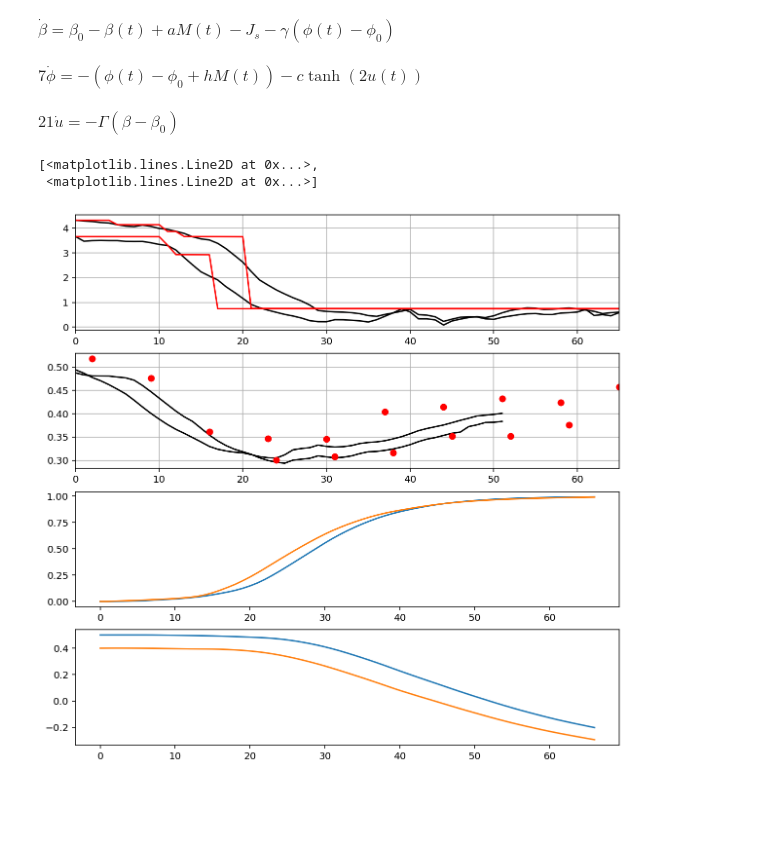
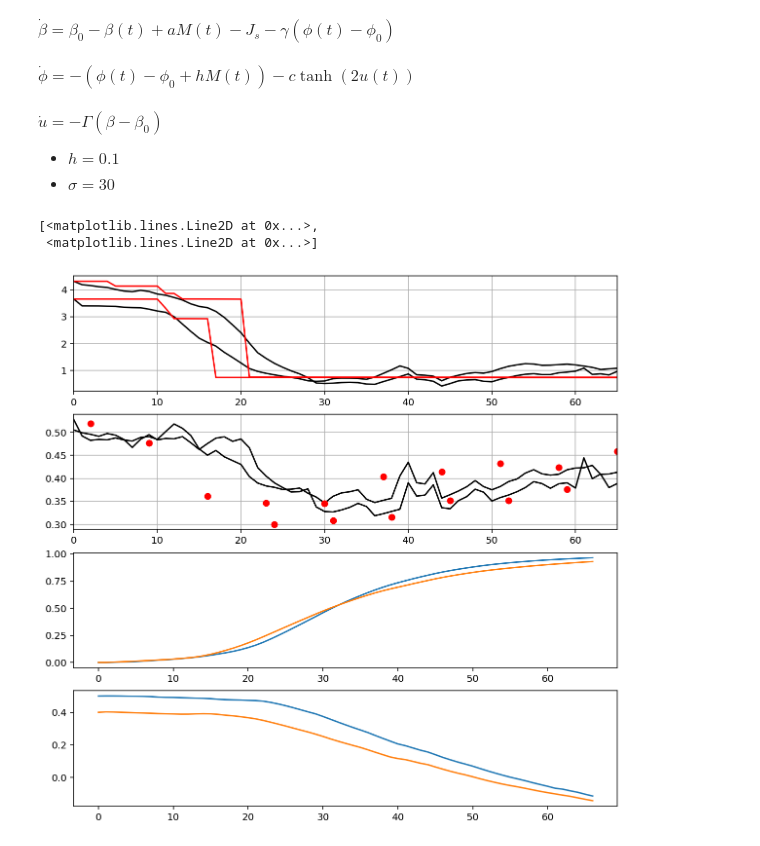
Before and after one commit to HuifangWang/CovidH_TNG, a Jupyter notebook: notebooks/2020-07-06-prep-sde-data.ipynb, the cells around one changed output. Cells and saved outputs as stored; diff of their text form; code cells hidden in the pictures; blank space fills up the shorter version.

```diff
--- a/notebooks/2020-07-06-prep-sde-data.ipynb
+++ b/notebooks/2020-07-06-prep-sde-data.ipynb
@@ -55,36 +55,40 @@ M -= M.max(axis=0)
 # %% [markdown]
 $ \dot{\beta} = \beta_0 - \beta(t) + a M(t) - J_s - \gamma (\phi(t) - \phi_0) $
 # %% [markdown]
-$ 7 \dot{\phi} = -(\phi(t) - \phi_0 + h M(t)) - c \tanh(2 u(t)) $
+$ \dot{\phi} = -(\phi(t) - \phi_0 + h M(t)) - c \tanh(2 u(t)) $
 # %% [markdown]
-$ 21 \dot{u} = -\Gamma (\beta - \beta_0) $
+$  \dot{u} = -\Gamma (\beta - \beta_0) $
+
+- $h=0.1$
+- $\sigma=30$
 # %%
 alpha = 1.0 / 14.0
 b = [R[0] * alpha]
 p = [np.r_[0.5, 0.4]]
 u = [np.r_[0.0, 0.0]]
 for t, M_t in enumerate(M):
     Js = t*0.13/65 #
+    Js = .4/2*(1-cos((2*pi*(t - 15 + 29 + 31))/365))
     #db = (b[0] + np.r_[0.5,0.6]*M_t*0.8 - Js + np.r_[0.15,0.05]*(p[-1]-p[0])) - b[-1]
-    db = (b[0] + np.r_[0.5,0.6]*M_t*0.8 - Js - 0.1*(p[-1] - p[0])) - b[-1]
+    db = (b[0] + (0.4*M_t+0.05) - Js - 0.3*(p[-1] - p[0])) - b[-1]
     dp = -(p[-1] - p[0] + 0.1*M[min(t,65)]) - tanh(2*u[-1])
     du = (b[0] - b[-1])
     b1 = b[-1] + db
     b1[b1<0] = 0
     b.append(b1)
-    p.append(p[-1] + dp/7)
-    u.append(u[-1] + du/21)
+    p.append(p[-1] + dp)
+    u.append(u[-1] + du/30)
 b = np.array(b)
 p = np.array(p)
 u = np.array(u)
 
 figure(figsize=(10,10))
 subplot(411); plot(b/alpha, 'k'); plot(R, 'r'); grid(1); xlim([0,65])
-subplot(412); plot(diff(p,axis=0)[14:]*10+.5, 'k');
+subplot(412); plot(diff(p,axis=0)[0:]*10+.5, 'k');
 plot(c_de, 'ro'); plot(c_dk, 'ro'); grid(1); xlim([0,65])
 subplot(413); plot(tanh(5*u))
 subplot(414); plot(p)
 # %% [output]
 [<matplotlib.lines.Line2D at 0x...>,
  <matplotlib.lines.Line2D at 0x...>]
-[figure, old version]
+[figure, new version]
```
Also changed, not shown: parts of 6 cells of this notebook, 1 other file.
